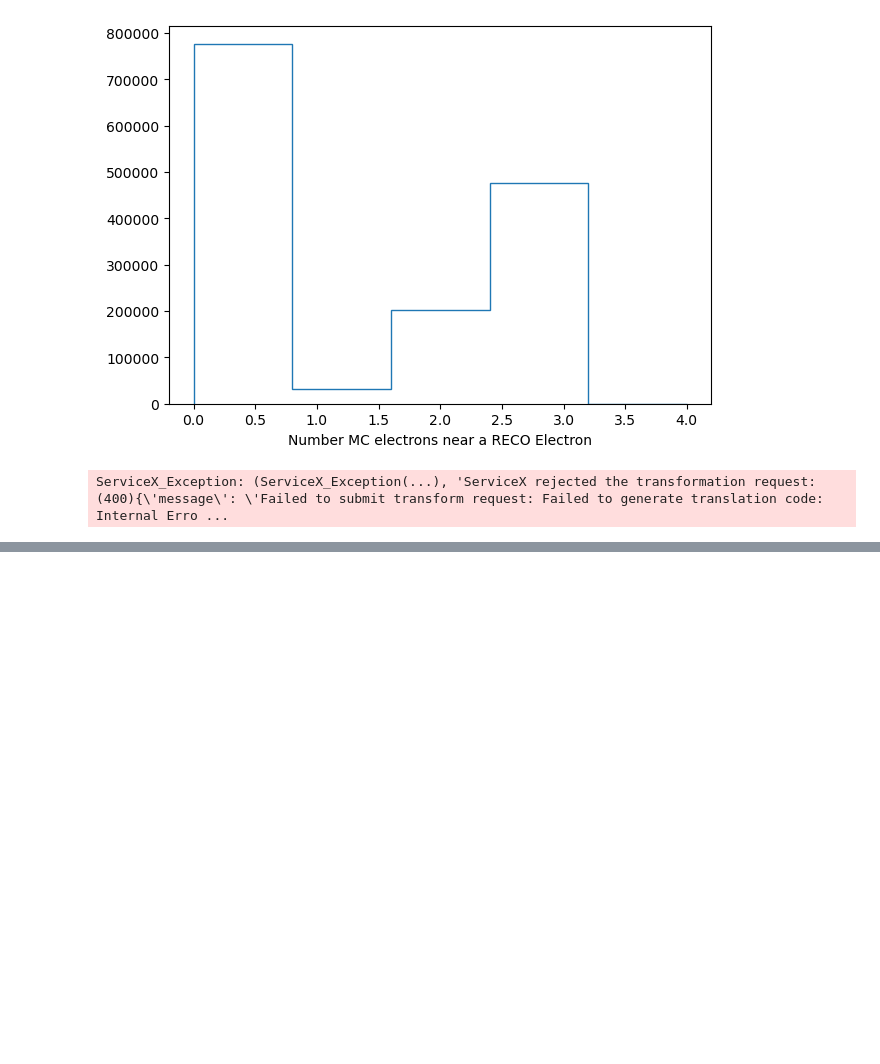
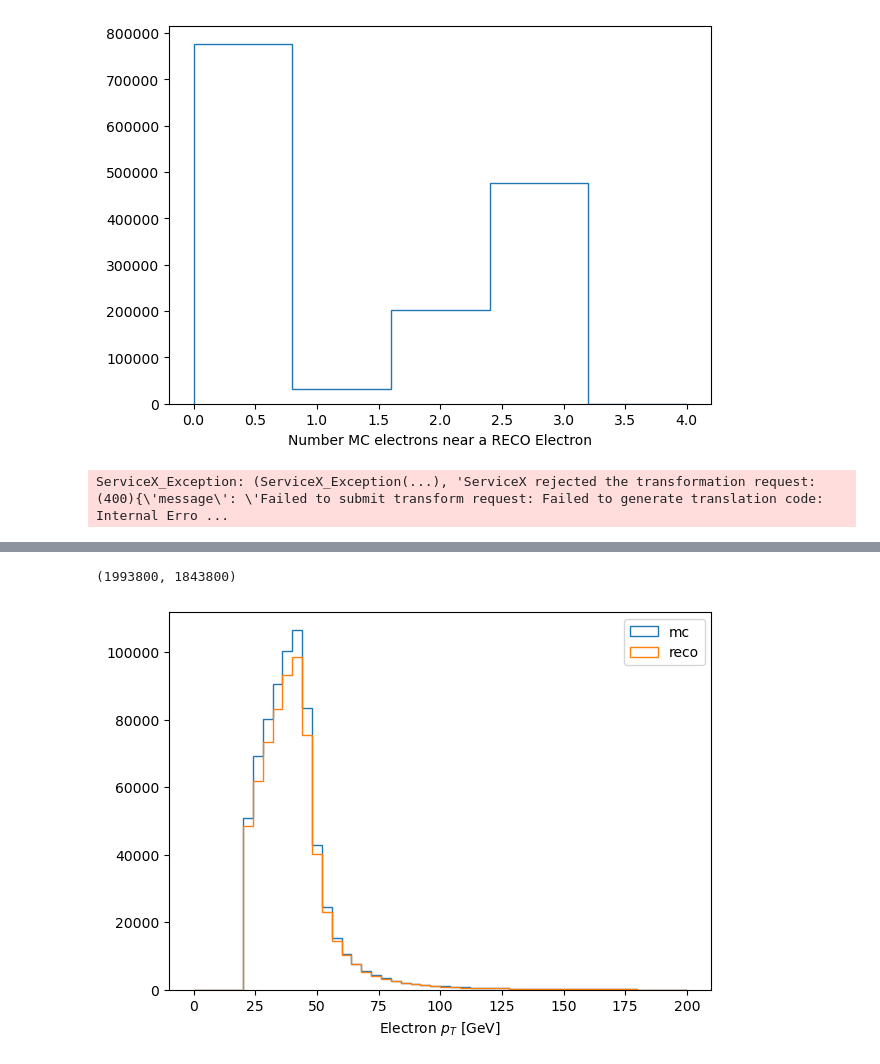
Before and after one commit to gordonwatts/hep_tables, a Jupyter notebook: notebooks/04 - Multiple Objects.ipynb, the cells around one changed output, grey strips where cells are left out. Cells and saved outputs as stored; diff of their text form; code cells hidden in the pictures; blank space fills up the shorter version.

Commit message:
Another step, another bug

```diff
--- a/notebooks/04 - Multiple Objects.ipynb
+++ b/notebooks/04 - Multiple Objects.ipynb
@@ -161,0 +160,4 @@ resolution = make_local(good_eles_with_mc.mc.ptgev)
+# %%
+logging.basicConfig(level=logging.DEBUG)
+pt_matched_mc = make_local(good_eles_with_mc.mc.ptgev)
+pt_matched_reco = make_local(good_eles_with_mc.ptgev)
@@ -162,3 +185,11 @@ resolution = make_local(good_eles_with_mc.mc.ptgev)
+# %%
+len(pt_matched_mc), len(pt_matched_reco)
+# %% [output]
+(1993800, 1843800)
 # %%
-plt.hist(resolution.flatten(), bins=50, range=(0,200))
+plt.hist((pt_matched_mc).flatten(), label='mc', bins=50, range=(0,200), histtype='step')
+plt.hist((pt_matched_reco).flatten(), label='reco', bins=50, range=(0,200), histtype='step')
+plt.legend()
 _ = plt.xlabel('Electron $p_T$ [GeV]')
+# %% [output]
+[figure, added]
```
Also changed, not shown: parts of 4 cells of this notebook.
